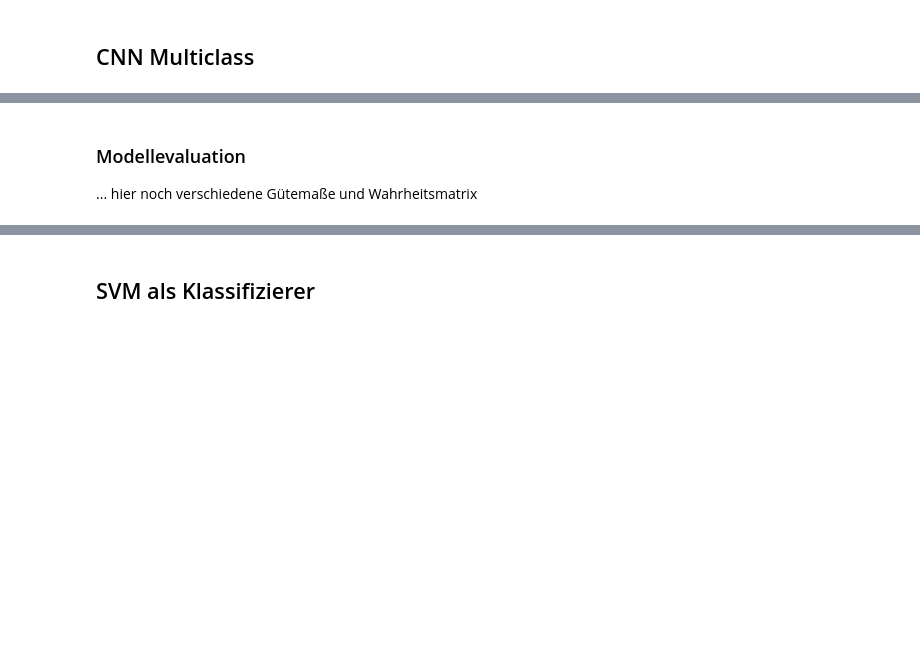
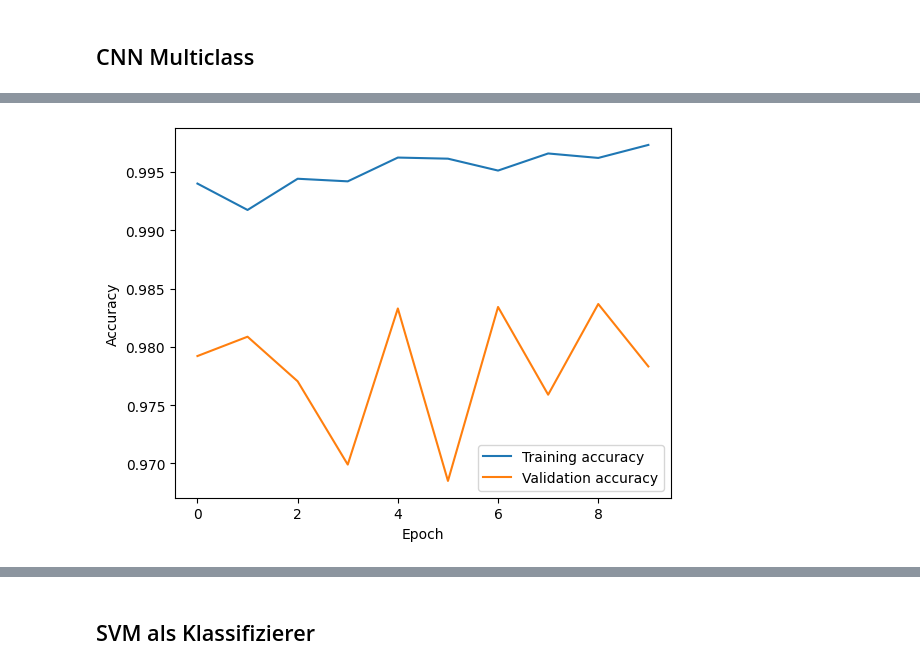
Before and after one commit to Brixxel/WDSKI_SOSE24-dski-Projektarbeit, a Jupyter notebook: Trafic_Sign_Detection/GTSRB_detection_v1.ipynb, the cells around one changed output, grey strips where cells are left out. Cells and saved outputs as stored; diff of their text form; code cells hidden in the pictures; blank space fills up the shorter version.

Commit message:
added some Gütemaße

```diff
--- a/Trafic_Sign_Detection/GTSRB_detection_v1.ipynb
+++ b/Trafic_Sign_Detection/GTSRB_detection_v1.ipynb
@@ -215,6 +220,6 @@ model.compile(optimizer='adam',
               loss='categorical_crossentropy',
               metrics=['accuracy'])
 # %%
-model.fit(img_train, labels_train, epochs=10, batch_size=32, validation_data=(img_test, labels_test)) #, validation_data=(img_test, labels_test)
+history = model.fit(img_train, labels_train, epochs=10, batch_size=32, validation_data=(img_test, labels_test)) #, validation_data=(img_test, labels_test)
 # %% [output]
 Epoch 1/10
@@ -262,10 +275,6 @@ print(f"Wahrscheinlichkeit: {predicted_probs[0][predicted_class]:.2f}")
-# %% [markdown]
-### Modellevaluation
-
-... hier noch verschiedene Gütemaße und Wahrheitsmatrix
 # %%
 # Modellbewertung
-val_loss, val_acc = model.evaluate(bin_img_test, bin_labels_test)
+val_loss, val_acc = model.evaluate(img_test, labels_test)
 print(f'Validation accuracy: {val_acc}')
 
 # Plotten der Trainingsgeschichte
@@ -277,3 +286,4 @@ plt.xlabel('Epoch')
 plt.ylabel('Accuracy')
 plt.legend(loc='lower right')
 plt.show()
+# %% [output]
@@ -279,0 +292 @@ plt.show()
+[figure, added]
```
Also changed, not shown: parts of 13 cells of this notebook.
